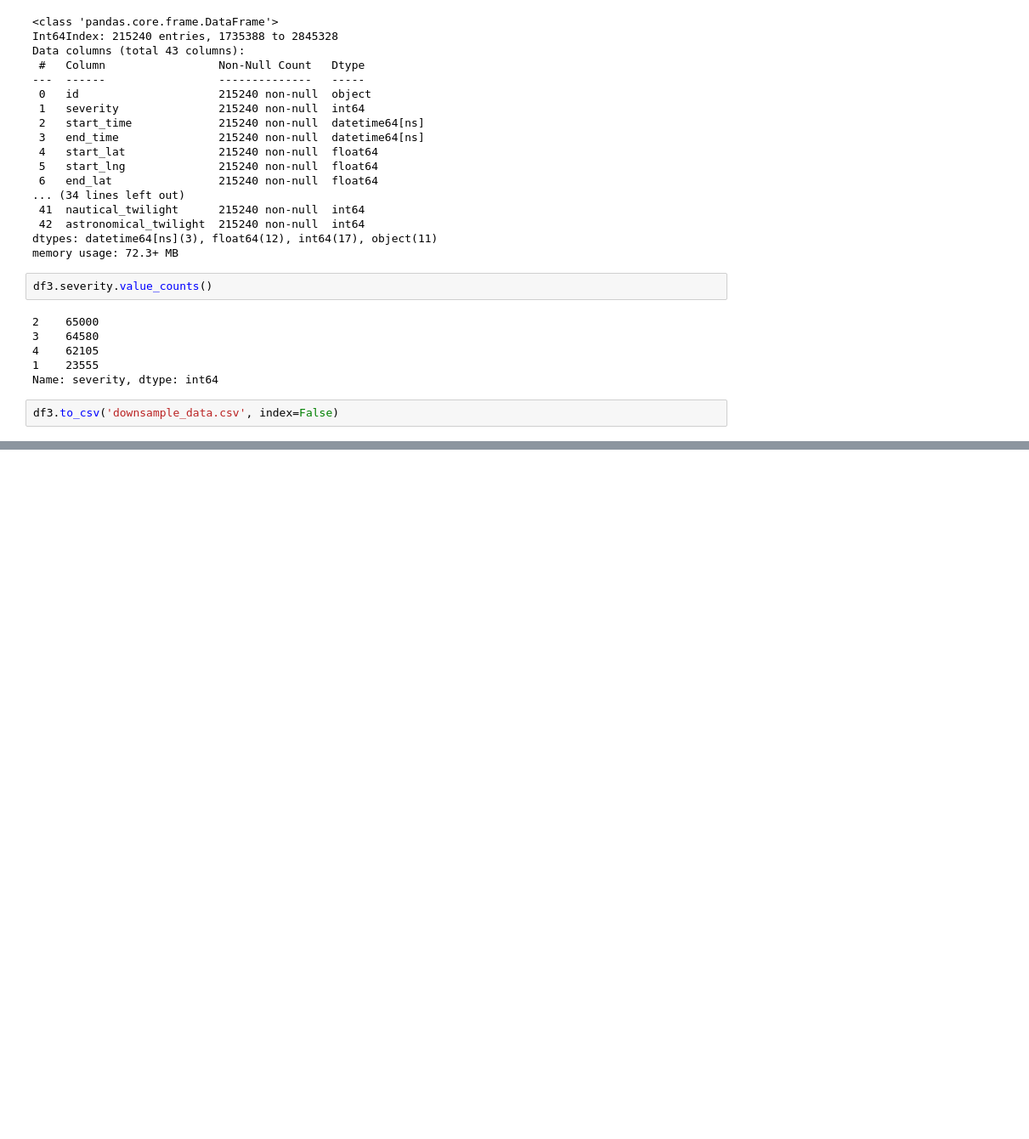
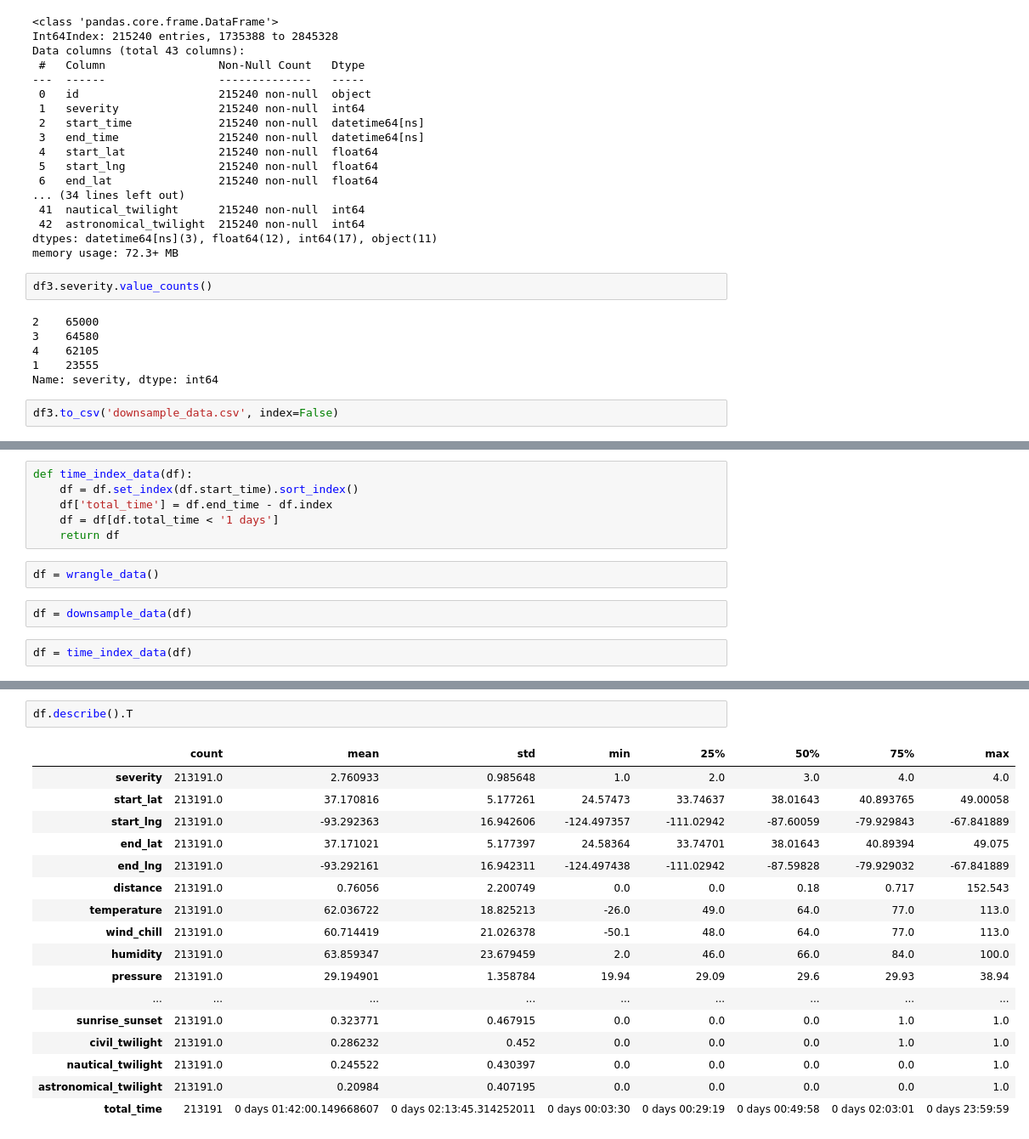
Before and after one commit to dashbringhurst/individual-project, a Jupyter notebook: wrangle.ipynb, the cells around one changed output, grey strips where cells are left out. Shown: that part at 85% size. Saved outputs shown, nothing was run; the diff lists cells and outputs as text; blank space fills up the shorter version.

```diff
--- a/wrangle.ipynb
+++ b/wrangle.ipynb
@@ -774,0 +817,12 @@ df3.to_csv('downsample_data.csv', index=False)
+# %%
+def time_index_data(df):
+    df = df.set_index(df.start_time).sort_index()
+    df['total_time'] = df.end_time - df.index
+    df = df[df.total_time < '1 days']
+    return df
+# %%
+df = wrangle_data()
+# %%
+df = downsample_data(df)
+# %%
+df = time_index_data(df)
@@ -774,0 +866,20 @@ df3.to_csv('downsample_data.csv', index=False)
+# %%
+df.describe().T
+# %% [output]
+|  | count | mean | std | min | 25% | 50% | 75% | max |
+| severity | 213191.0 | 2.760933 | 0.985648 | 1.0 | 2.0 | 3.0 | 4.0 | 4.0 |
+| start_lat | 213191.0 | 37.170816 | 5.177261 | 24.57473 | 33.74637 | 38.01643 | 40.893765 | 49.00058 |
+| start_lng | 213191.0 | -93.292363 | 16.942606 | -124.497357 | -111.02942 | -87.60059 | -79.929843 | -67.841889 |
+| end_lat | 213191.0 | 37.171021 | 5.177397 | 24.58364 | 33.74701 | 38.01643 | 40.89394 | 49.075 |
+| end_lng | 213191.0 | -93.292161 | 16.942311 | -124.497438 | -111.02942 | -87.59828 | -79.929032 | -67.841889 |
+| distance | 213191.0 | 0.76056 | 2.200749 | 0.0 | 0.0 | 0.18 | 0.717 | 152.543 |
+| temperature | 213191.0 | 62.036722 | 18.825213 | -26.0 | 49.0 | 64.0 | 77.0 | 113.0 |
+| wind_chill | 213191.0 | 60.714419 | 21.026378 | -50.1 | 48.0 | 64.0 | 77.0 | 113.0 |
+| humidity | 213191.0 | 63.859347 | 23.679459 | 2.0 | 46.0 | 66.0 | 84.0 | 100.0 |
+| pressure | 213191.0 | 29.194901 | 1.358784 | 19.94 | 29.09 | 29.6 | 29.93 | 38.94 |
+| ... | ... | ... | ... | ... | ... | ... | ... | ... |
+| sunrise_sunset | 213191.0 | 0.323771 | 0.467915 | 0.0 | 0.0 | 0.0 | 1.0 | 1.0 |
+| civil_twilight | 213191.0 | 0.286232 | 0.452 | 0.0 | 0.0 | 0.0 | 1.0 | 1.0 |
+| nautical_twilight | 213191.0 | 0.245522 | 0.430397 | 0.0 | 0.0 | 0.0 | 0.0 | 1.0 |
+| astronomical_twilight | 213191.0 | 0.20984 | 0.407195 | 0.0 | 0.0 | 0.0 | 0.0 | 1.0 |
+| total_time | 213191 | 0 days 01:42:00.149668607 | 0 days 02:13:45.314252011 | 0 days 00:03:30 | 0 days 00:29:19 | 0 days 00:49:58 | 0 days 02:03:01 | 0 days 23:59:59 |
```
Also changed, not shown: parts of 7 cells of this notebook.
